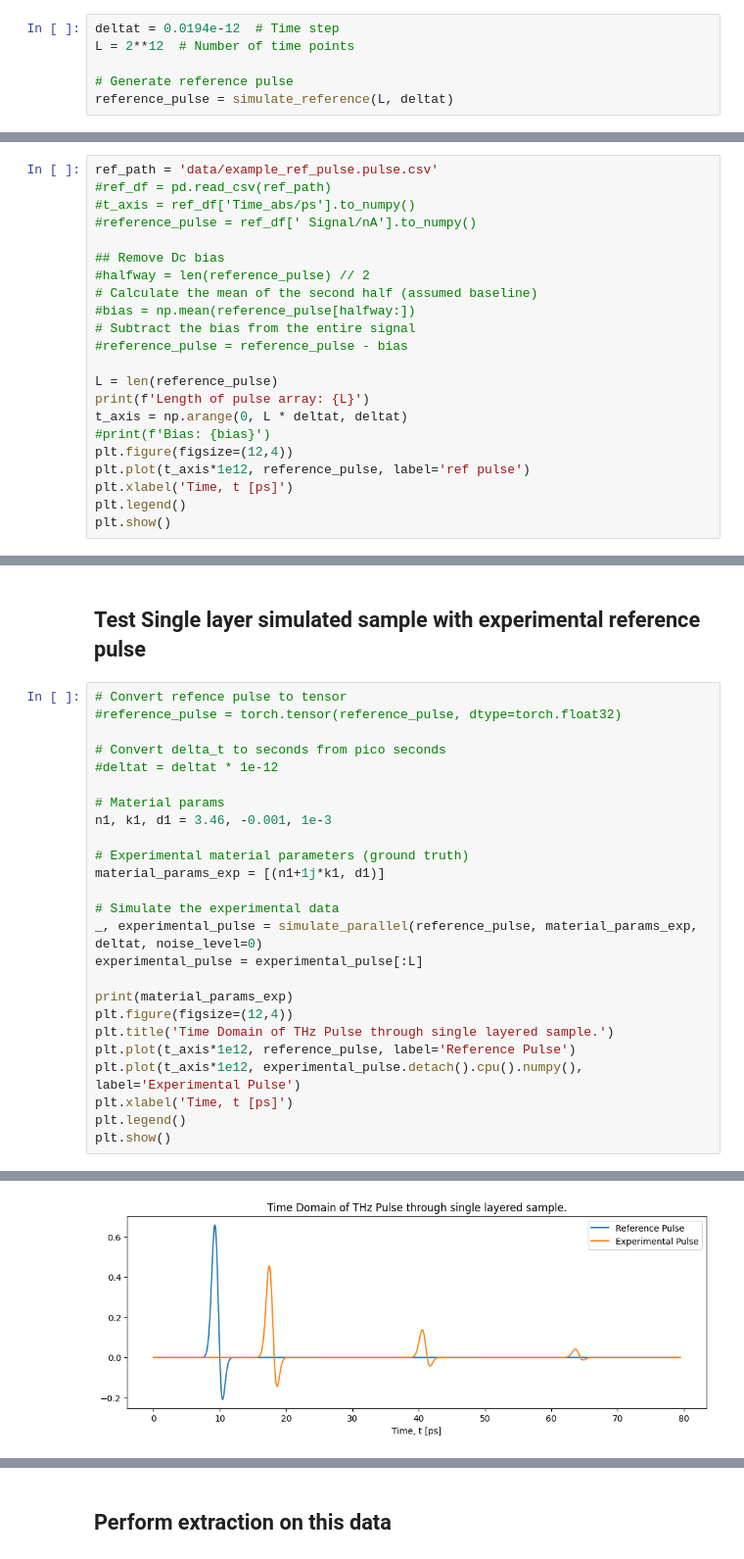
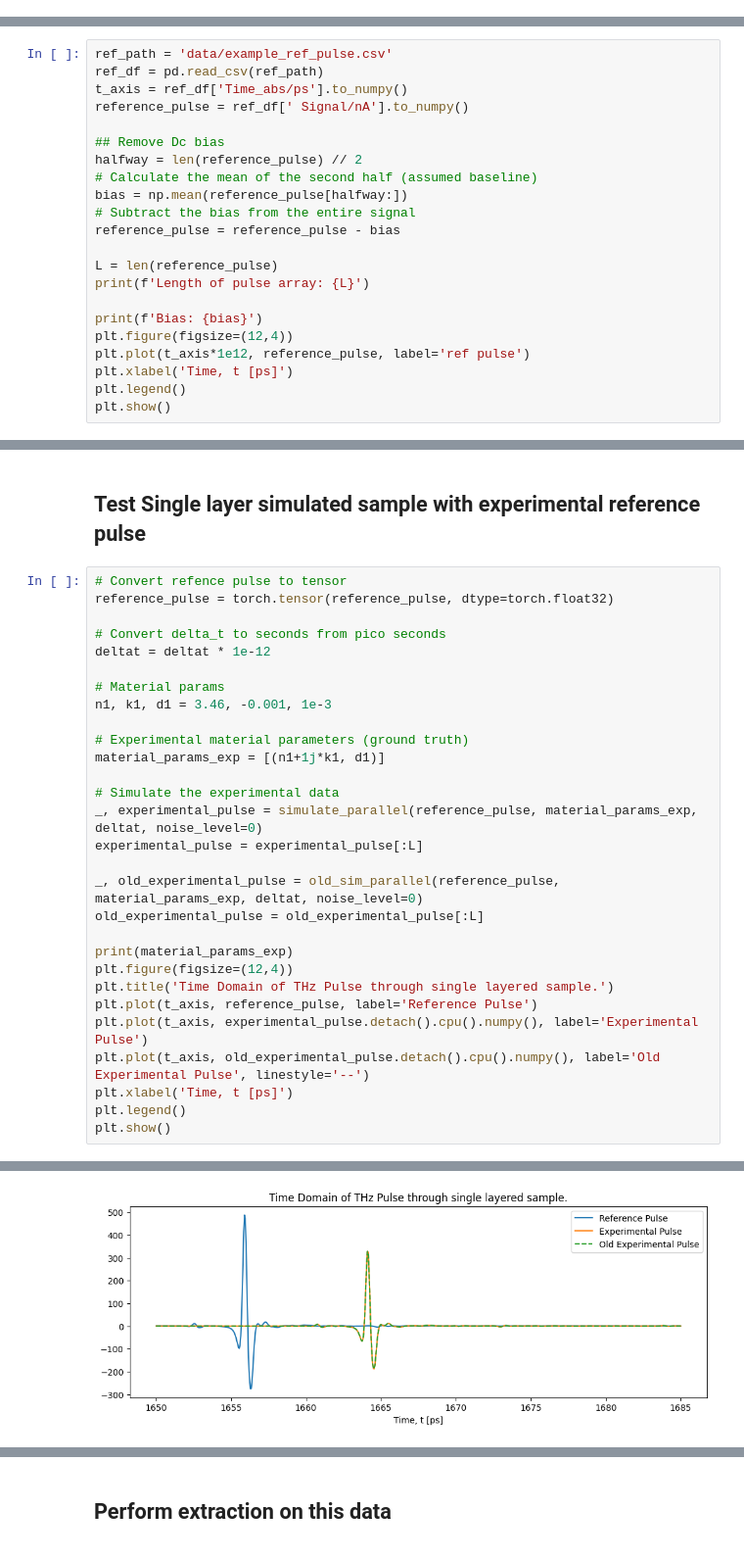
Before and after one commit to tls54/THz-TDS, a Jupyter notebook: Transfer Matrix Method/Experimental_reference.ipynb, the cells around one changed output, grey strips where cells are left out. Shown at 98% size. Cells and saved outputs as stored; diff of their text form.

Commit message:
Bug fixes in performant Simulate.py.
Tests in experimental_refrence.ipynb

```diff
--- a/Transfer Matrix Method/Experimental_reference.ipynb
+++ b/Transfer Matrix Method/Experimental_reference.ipynb
@@ -7,8 +8,2 @@ from Matrix_methods.Simulate import simulate_reference, simulate_parallel
 from Matrix_methods.AdamExtractor import LayeredExtractor
 from Matrix_methods.BayesianExtractor import BayesianLayeredExtractor
-# %%
-deltat = 0.0194e-12  # Time step
-L = 2**12  # Number of time points
-
-# Generate reference pulse
-reference_pulse = simulate_reference(L, deltat)
@@ -15,20 +15,20 @@ reference_pulse = simulate_reference(L, deltat)
 # %%
-ref_path = 'data/example_ref_pulse.pulse.csv'
-#ref_df = pd.read_csv(ref_path)
-#t_axis = ref_df['Time_abs/ps'].to_numpy()
-#reference_pulse = ref_df[' Signal/nA'].to_numpy()
+ref_path = 'data/example_ref_pulse.csv'
+ref_df = pd.read_csv(ref_path)
+t_axis = ref_df['Time_abs/ps'].to_numpy()
+reference_pulse = ref_df[' Signal/nA'].to_numpy()
 
 ## Remove Dc bias
-#halfway = len(reference_pulse) // 2
+halfway = len(reference_pulse) // 2
 # Calculate the mean of the second half (assumed baseline)
-#bias = np.mean(reference_pulse[halfway:])
+bias = np.mean(reference_pulse[halfway:])
 # Subtract the bias from the entire signal
-#reference_pulse = reference_pulse - bias
+reference_pulse = reference_pulse - bias
 
 L = len(reference_pulse)
 print(f'Length of pulse array: {L}')
-t_axis = np.arange(0, L * deltat, deltat)
-#print(f'Bias: {bias}')
+
+print(f'Bias: {bias}')
 plt.figure(figsize=(12,4))
 plt.plot(t_axis*1e12, reference_pulse, label='ref pulse')
 plt.xlabel('Time, t [ps]')
@@ -62,29 +63,33 @@ delta_t: 1.94e-14 ps
 ## Test Single layer simulated sample with experimental reference pulse
 # %%
 # Convert refence pulse to tensor
-#reference_pulse = torch.tensor(reference_pulse, dtype=torch.float32)
+reference_pulse = torch.tensor(reference_pulse, dtype=torch.float32)
 
 # Convert delta_t to seconds from pico seconds
-#deltat = deltat * 1e-12
+deltat = deltat * 1e-12
 
 # Material params
 n1, k1, d1 = 3.46, -0.001, 1e-3
 
 # Experimental material parameters (ground truth)
 material_params_exp = [(n1+1j*k1, d1)]
 
 # Simulate the experimental data
 _, experimental_pulse = simulate_parallel(reference_pulse, material_params_exp, deltat, noise_level=0)
 experimental_pulse = experimental_pulse[:L]
 
+_, old_experimental_pulse = old_sim_parallel(reference_pulse, material_params_exp, deltat, noise_level=0)
+old_experimental_pulse = old_experimental_pulse[:L]
+
 print(material_params_exp)
 plt.figure(figsize=(12,4))
 plt.title('Time Domain of THz Pulse through single layered sample.')
-plt.plot(t_axis*1e12, reference_pulse, label='Reference Pulse')
-plt.plot(t_axis*1e12, experimental_pulse.detach().cpu().numpy(), label='Experimental Pulse')
+plt.plot(t_axis, reference_pulse, label='Reference Pulse')
+plt.plot(t_axis, experimental_pulse.detach().cpu().numpy(), label='Experimental Pulse')
+plt.plot(t_axis, old_experimental_pulse.detach().cpu().numpy(), label='Old Experimental Pulse', linestyle='--')
 plt.xlabel('Time, t [ps]')
 plt.legend()
 plt.show()
 # %% [output]
 [((3.46-0.001j), 0.001)]
-[figure, old version]
+[figure, new version]
```
Also changed, not shown: parts of 9 cells of this notebook, 2 other files.
